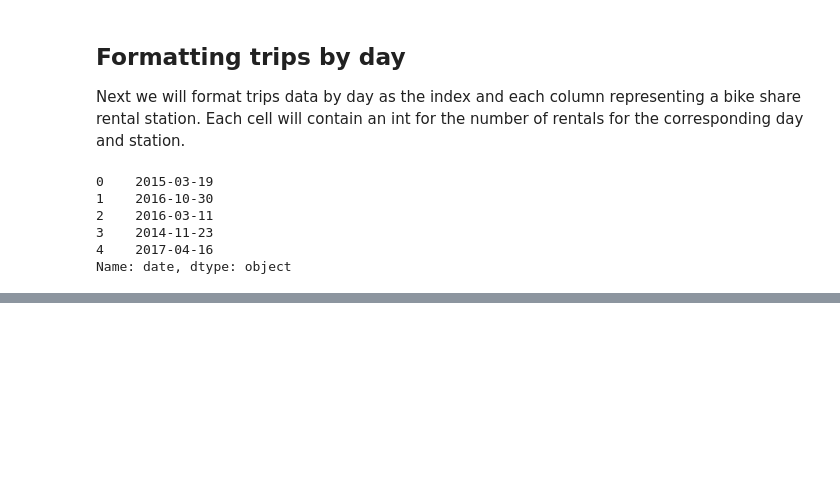
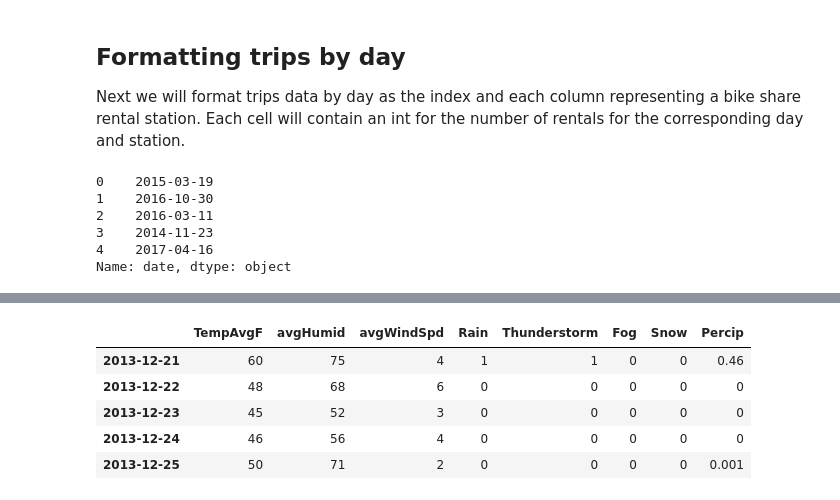
Before and after one commit to Mannequintessential/machine-learning-udacity-course, a Jupyter notebook: projects/capstone/bike-share-analysis.ipynb, the cells around one changed output, grey strips where cells are left out. Cells and saved outputs as stored; diff of their text form; code cells hidden in the pictures; blank space fills up the shorter version.

```diff
--- a/projects/capstone/bike-share-analysis.ipynb
+++ b/projects/capstone/bike-share-analysis.ipynb
@@ -54,3 +66,33 @@ stations.head()
+# %%
+Rain = []
+Thunderstorm = []
+Fog = []
+Snow = []
+for row in weather['Events']:
+    if 'Rain' in row:
+        Rain.append(1)
+    else:
+        Rain.append(0)
+
+    if 'Thunderstorm' in row:
+        Thunderstorm.append(1)
+    else:
+        Thunderstorm.append(0)
+
+    if 'Fog' in row:
+        Fog.append(1)
+    else:
+        Fog.append(0)
+
+    if 'Snow' in row:
+        Snow.append(1)
+    else:
+        Snow.append(0)
+weather['PrecipitationSumInches'] = np.where(weather['PrecipitationSumInches'] == 'T', 0.001, weather['PrecipitationSumInches'])
+weather['Rain'] = Rain
+weather['Thunderstorm'] = Thunderstorm
+weather['Fog'] = Fog
+weather['Snow'] = Snow
 # %%
 weather.head()
 # %% [output]
@@ -325,0 +347,18 @@ tripInfo.head()
+# %%
+# add weather related data
+tripInfo['TempAvgF'] = (weather['TempAvgF'].values.tolist())
+tripInfo['avgHumid'] = weather['HumidityAvgPercent'].values.tolist()
+tripInfo['avgWindSpd'] = weather['WindAvgMPH'].values.tolist()
+tripInfo['Rain'] = Rain
+tripInfo['Thunderstorm'] = Thunderstorm
+tripInfo['Fog'] = Fog
+tripInfo['Snow'] = Snow
+tripInfo['Percip'] = weather['PrecipitationSumInches'].values.tolist()
+tripInfo.head()
+# %% [output]
+|  | TempAvgF | avgHumid | avgWindSpd | Rain | Thunderstorm | Fog | Snow | Percip |
+| 2013-12-21 | 60 | 75 | 4 | 1 | 1 | 0 | 0 | 0.46 |
+| 2013-12-22 | 48 | 68 | 6 | 0 | 0 | 0 | 0 | 0 |
+| 2013-12-23 | 45 | 52 | 3 | 0 | 0 | 0 | 0 | 0 |
+| 2013-12-24 | 46 | 56 | 4 | 0 | 0 | 0 | 0 | 0 |
+| 2013-12-25 | 50 | 71 | 2 | 0 | 0 | 0 | 0 | 0.001 |
```
Also changed, not shown: parts of 17 cells of this notebook.
